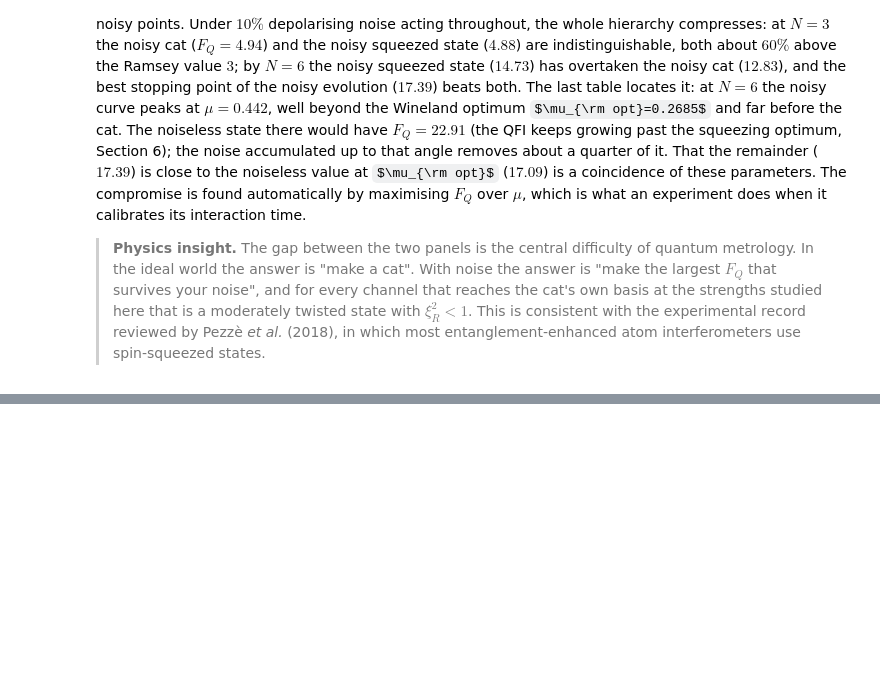
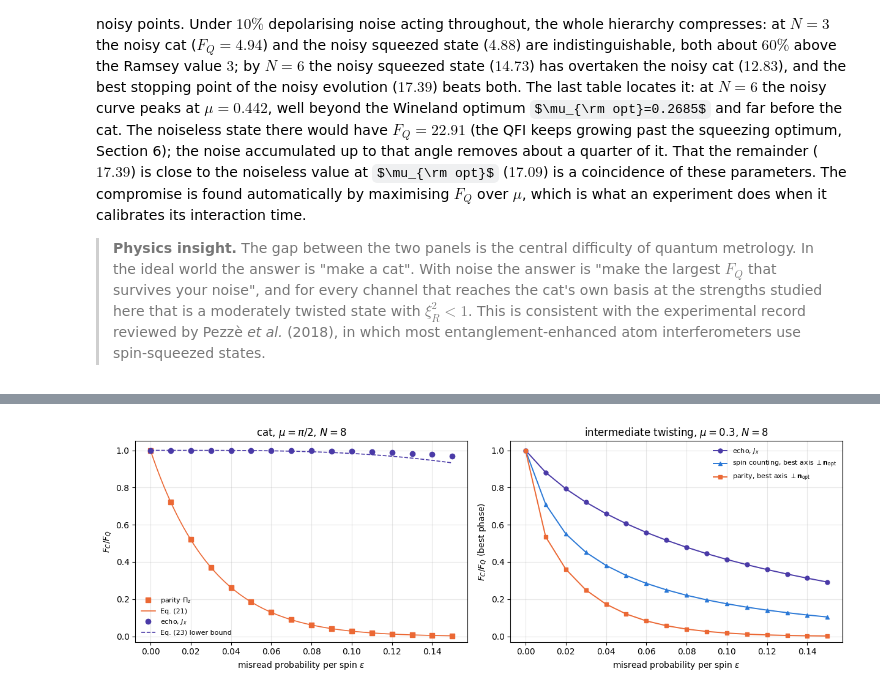
Before and after one commit to MarcinPlodzien/quantum-many-body-simulation, a Jupyter notebook: ch10_quantum_metrology_protocols/34_oat_to_ghz_full_metrology_protocol.ipynb, the cells around one changed output, grey strips where cells are left out. Cells and saved outputs as stored; diff of their text form; code cells hidden in the pictures; some formulas as TeX source; blank space fills up the shorter version.

```diff
--- a/ch10_quantum_metrology_protocols/34_oat_to_ghz_full_metrology_protocol.ipynb
+++ b/ch10_quantum_metrology_protocols/34_oat_to_ghz_full_metrology_protocol.ipynb
@@ -1976,0 +2641,23 @@ which is what an experiment does when it calibrates its interaction time.
+# %%
+# ==============================================================================
+# FIGURE: detection noise -- parity against the echo
+# ==============================================================================
+fig, axes = plt.subplots(1, 2, figsize=(12.4, 4.3))
+e = np.array([r["eps"] for r in rows_eps])
+ef = np.linspace(0, EPS_RD[-1], 200)
+axes[0].plot(e, [r["par_c"] / N_RD ** 2 for r in rows_eps], "s", color=PALETTE[1], ms=6, label="parity $\\Pi_z$")
+axes[0].plot(ef, (1 - 2 * ef) ** (2 * N_RD), "-", color=PALETTE[1], lw=1.2, label="Eq. (21)")
+axes[0].plot(e, [r["echo_c"] / N_RD ** 2 for r in rows_eps], "o", color=PALETTE[5], ms=6, label="echo, $J_x$")
+axes[0].plot(ef, 1 - (4 * ef * (1 - ef)) ** (N_RD / 2), "--", color=PALETTE[5], lw=1.2, label="Eq. (23) lower bound")
+axes[0].set_xlabel(r"misread probability per spin $\epsilon$"); axes[0].set_ylabel(r"$F_C/F_Q$")
+axes[0].set_title(f"cat, $\\mu=\\pi/2$, $N={N_RD}$"); axes[0].legend(fontsize=8); axes[0].set_ylim(-0.03, 1.05)
+for key, lab, mk, col in (("echo_m", "echo, $J_x$", "o-", PALETTE[5]), ("count_m", r"spin counting, best axis $\perp\mathbf{n}_{\rm opt}$", "^-",
+                                                                         PALETTE[0]),
+                          ("par_m", r"parity, best axis $\perp\mathbf{n}_{\rm opt}$", "s-", PALETTE[1])):
+    axes[1].plot(e, [r[key] / float(F_m) for r in rows_eps], mk, color=col, ms=5, lw=1.4, label=lab)
+axes[1].set_xlabel(r"misread probability per spin $\epsilon$"); axes[1].set_ylabel(r"$F_C/F_Q$ (best phase)")
+axes[1].set_title(f"intermediate twisting, $\\mu={MU_MID}$, $N={N_RD}$"); axes[1].legend(fontsize=8)
+axes[1].set_ylim(-0.03, 1.05)
+fig.tight_layout(); plt.show()
+# %% [output]
+[figure, added]
```
Also changed, not shown: parts of 24 cells of this notebook, 1 other file.
